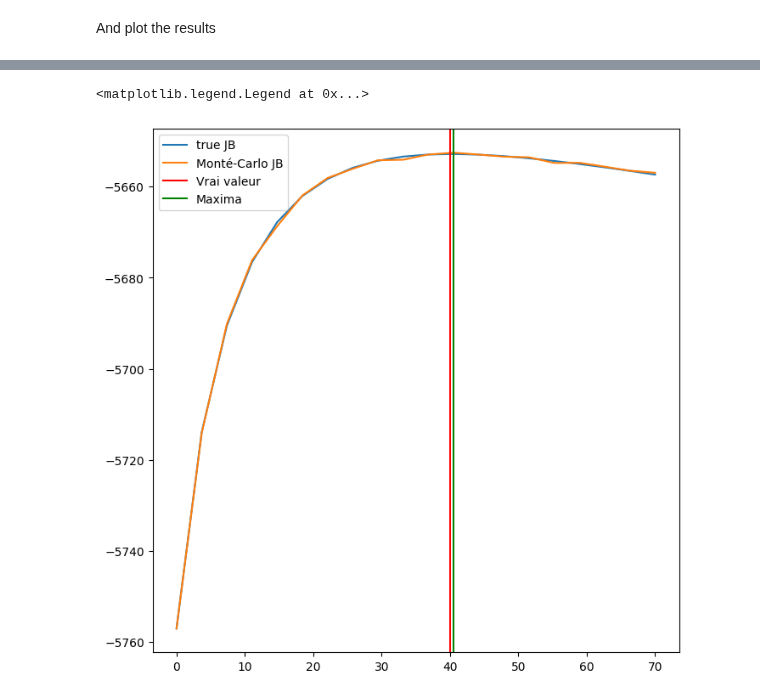
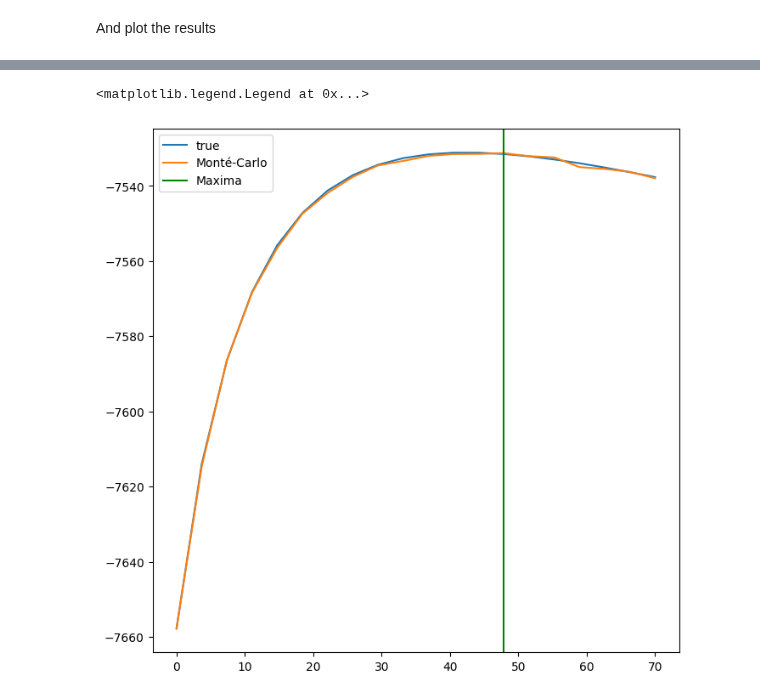
Before and after one commit to caillebotteAntoine/sdg4varselect, a Jupyter notebook: examples/calimero.ipynb, the cells around one changed output, grey strips where cells are left out. Drawn from its saved outputs; the diff is of its cells as text; code cells hidden in the pictures.

Commit message:
marginal correction

```diff
--- a/examples/calimero.ipynb
+++ b/examples/calimero.ipynb
@@ -98,7 +98,7 @@ class LogisticMixedEffectsModel(AMEM):
 ### Data Generation
 Then we can generate a data set with $N=1000$ individuals and $J=20$ observation time per individuals
 # %%
-myModel = LogisticMixedEffectsModel(N=100, J=15)
+myModel = LogisticMixedEffectsModel(N=200, J=10)
 
 p_star = myModel.new_params(
     mean_latent={"asymptotic": 200},  # , "inflexion": 500},
@@ -110,7 +110,7 @@ p_star = myModel.new_params(
 
 myobs, mysim = myModel.sample(p_star, jrd.PRNGKey(0))
 
-fig = sdgplt.figure()
+fig = sdgplt.figure(4, 6)
 ax = fig.add_subplot(1, 1, 1)
 _ = ax.plot(myobs["mem_obs_time"].T, myobs["Y"].T, "o-")
 # %% [output]
@@ -171,12 +171,12 @@ print(multi_estim.chrono)
 And plot the results
 # %%
 # === PLOT === #
-sdgplt.FIGSIZE = 13
-
-fig, axs = sdgplt.plot(
+_ = sdgplt.plot_theta(
     multi_estim,
     params_star=myModel.hstack_params(p_star),
     params_names=myModel.params_names,
+    log_scale=True,
+    fig=sdgplt.figure(8, 8),
 )
 # multi_estim.make_it_lighter()
 # %% [output]
@@ -218,20 +201,0 @@ pd.DataFrame(
-# %%
-fig = sdgplt.figure()
-params_names = myModel.params_names
-
-pstar = myModel.hstack_params(p_star)
-for i in range(len(pstar)):
-    ax = fig.add_subplot(3, 3, 1 + i)
-    ax.plot(
-        jnp.array(multi_estim.last_theta)[:, i],
-        multi_estim.likelihood,
-        ".",
-        label=params_names[i],
-    )
-    ax.axvline(x=pstar[i], color="k", label="true value")
-    ax.axvline(
-        x=jnp.array(multi_estim.last_theta)[:, i].mean(),
-        color="r",
-        label="mean estimate value",
-    )
-    ax.legend()
@@ -261,7 +239,7 @@ from sdg4varselect.models import log_gaussian_prior_cov
 
 
 @jit
-def log_likelihood_marginal_tom(Y, mem_obs_time, theta):
+def log_likelihood_marginal_theo(Y, mem_obs_time, theta):
     params = myModel.parametrization.reals1d_to_params(theta)
 
     aij = 1 / (1 + jnp.exp(-(mem_obs_time - params.inflexion) / params.tau))
@@ -284,37 +262,38 @@ def f(x):
         mean_latent={"asymptotic": 200},
         inflexion=500,
         tau=150,
         cov_latent=jnp.diag(jnp.array([x])),  # jnp.diag(jnp.array([40, 100])),
         var_residual=100,
     )
     theta = myModel.parametrization.params_to_reals1d(p_star)
 
     llm = log_likelihood_marginal(myModel, jrd.PRNGKey(int(x)), myobs, theta)
 
-    hand = log_likelihood_marginal_tom(**myobs, theta=theta)
+    hand = log_likelihood_marginal_theo(**myobs, theta=theta)
 
     return hand, llm
 
 
 xx = jnp.linspace(0.001, 70, num=20)
+# xx = jnp.linspace(150, 250, num=20)
 y = jnp.array([f(x) for x in xx])
 
 sdgplt.FIGSIZE = 8
 fig = sdgplt.figure()
 ax = fig.add_subplot(1, 1, 1)
 _ = ax.plot(xx, y, label=["true", "Monté-Carlo"])
-ax.axvline(
-    x=40,
-    color="r",
-    label="Vrai valeur",
-)
+# ax.axvline(
+#     x=40,
+#     color="r",
+#     label="Vrai valeur",
+# )
 ax.axvline(
     x=xx[y[:, 1].argmax()],
     color="g",
     label="Maxima",
 )
 
 ax.legend()
 # %% [output]
 <matplotlib.legend.Legend at 0x...>
-[figure, old version]
+[figure, new version]
```
Also changed, not shown: parts of 7 cells of this notebook, 12 other files.
